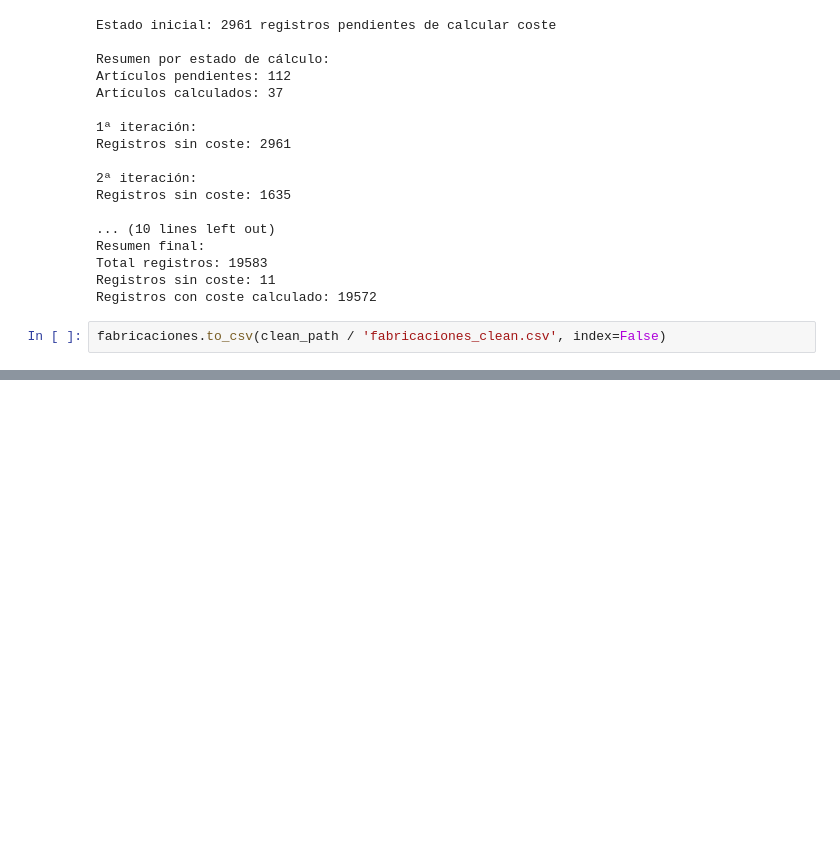
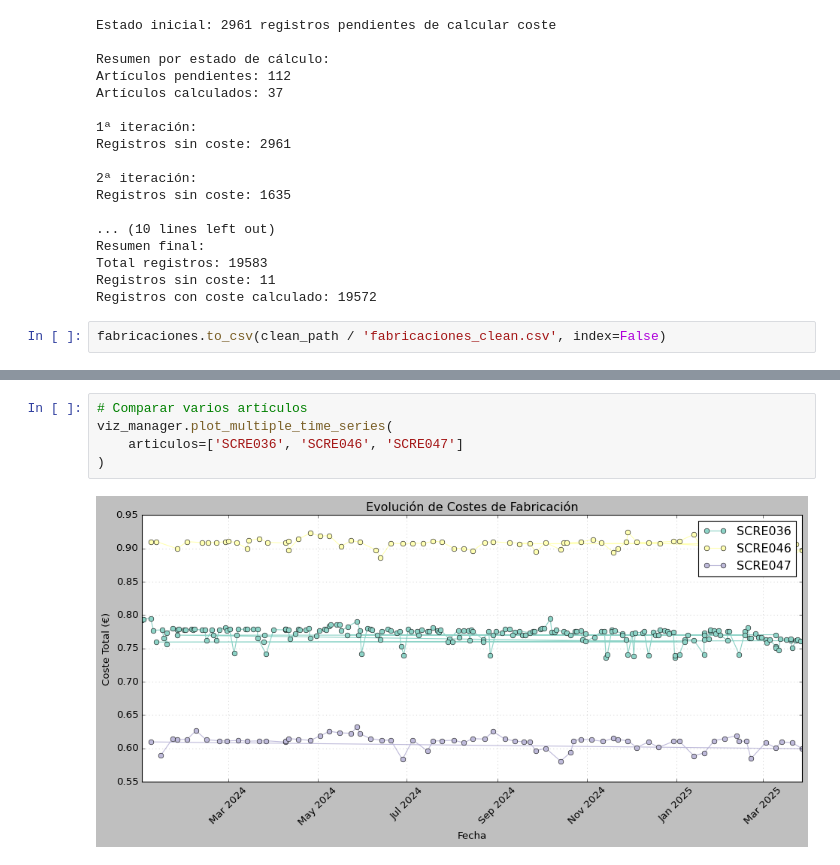
Before and after one commit to lauvepas/calco, a Jupyter notebook: notebooks/test.ipynb, the cells around one changed output, grey strips where cells are left out. Cells and saved outputs as stored; diff of their text form; blank space fills up the shorter version.

```diff
--- a/notebooks/test.ipynb
+++ b/notebooks/test.ipynb
@@ -256,0 +240,7 @@ fabricaciones.to_csv(clean_path / 'fabricaciones_clean.csv', index=False)
+# %%
+# Comparar varios artículos
+viz_manager.plot_multiple_time_series(
+    articulos=['SCRE036', 'SCRE046', 'SCRE047']
+)
+# %% [output]
+[figure, added]
```
Also changed, not shown: parts of 14 cells of this notebook, 10 other files.
